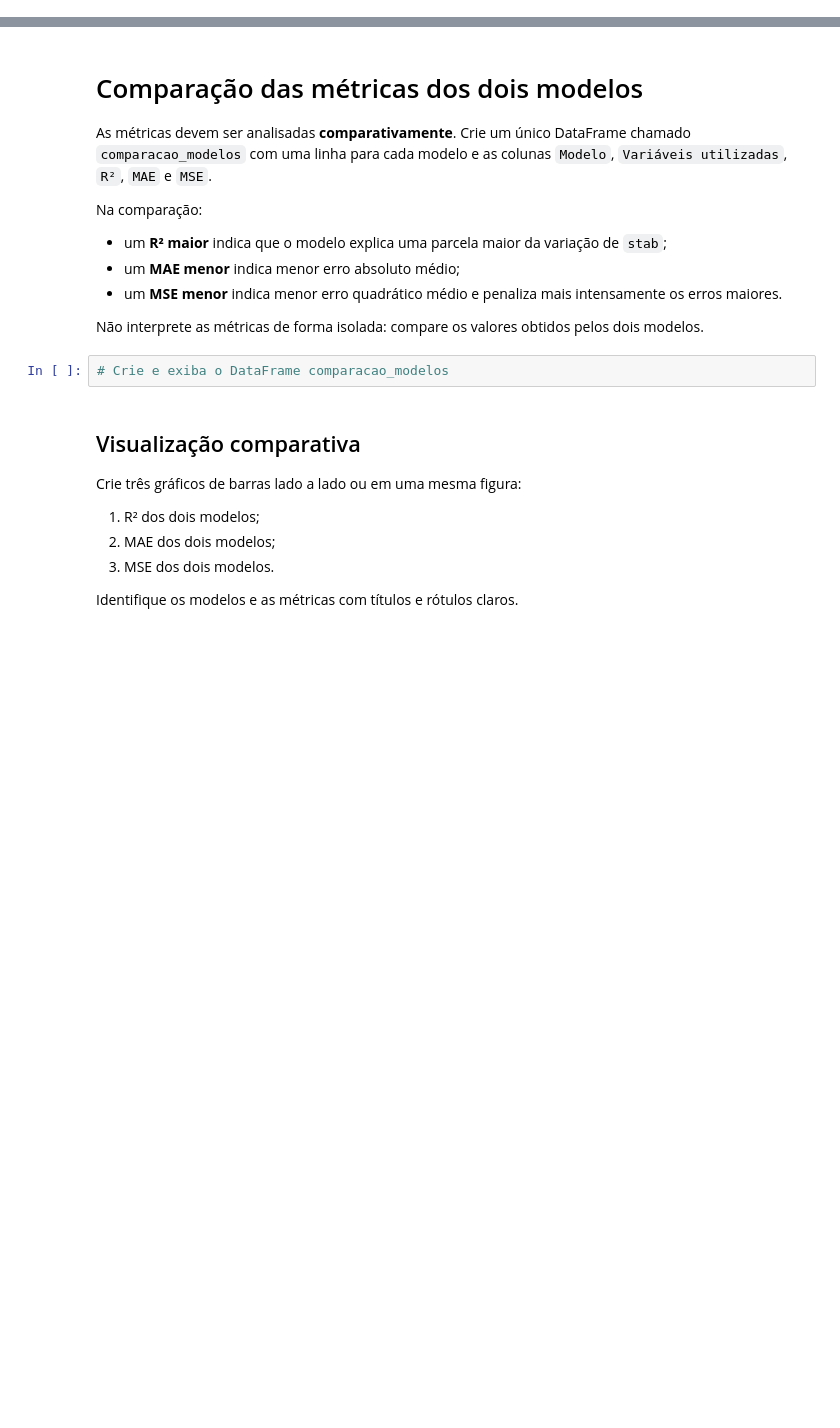
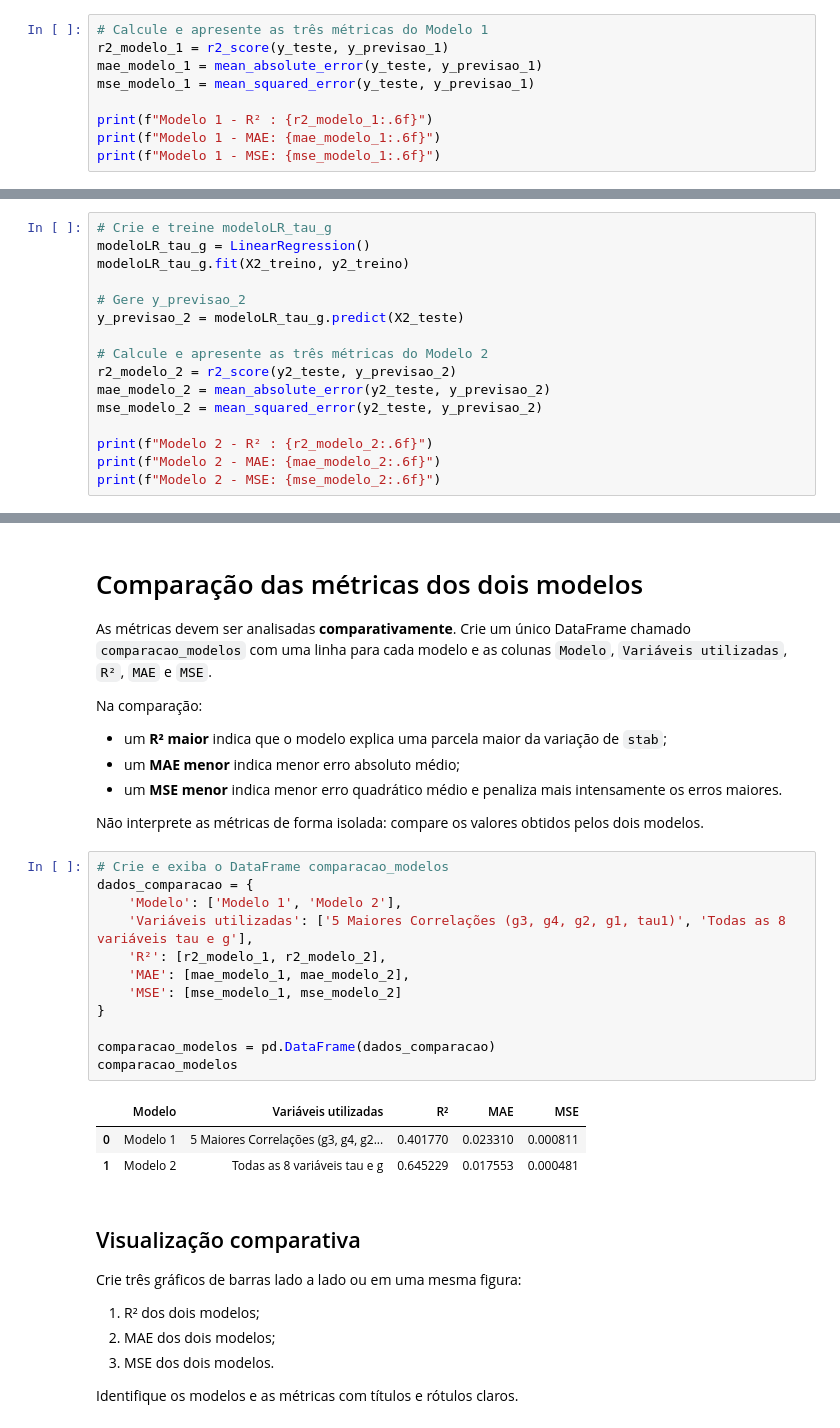
Before and after one commit to caio-fiap/CP05-SERS, a Jupyter notebook: AULA_07_Regressão_Linear_com_Dados_de_Energia.ipynb, the cells around one changed output, grey strips where cells are left out. Saved outputs shown, nothing was run; the diff lists cells and outputs as text; blank space fills up the shorter version.

```diff
--- a/AULA_07_Regressão_Linear_com_Dados_de_Energia.ipynb
+++ b/AULA_07_Regressão_Linear_com_Dados_de_Energia.ipynb
@@ -168,0 +259,9 @@ Calcule R², MAE e MSE. Armazene os resultados nas variáveis `r2_modelo_1`, `ma
+# %%
+# Calcule e apresente as três métricas do Modelo 1
+r2_modelo_1 = r2_score(y_teste, y_previsao_1)
+mae_modelo_1 = mean_absolute_error(y_teste, y_previsao_1)
+mse_modelo_1 = mean_squared_error(y_teste, y_previsao_1)
+
+print(f"Modelo 1 - R² : {r2_modelo_1:.6f}")
+print(f"Modelo 1 - MAE: {mae_modelo_1:.6f}")
+print(f"Modelo 1 - MSE: {mse_modelo_1:.6f}")
@@ -197,0 +306,16 @@ Crie um segundo modelo de Regressão Linear chamado `modeloLR_tau_g`. Treine-o,
+# %%
+# Crie e treine modeloLR_tau_g
+modeloLR_tau_g = LinearRegression()
+modeloLR_tau_g.fit(X2_treino, y2_treino)
+
+# Gere y_previsao_2
+y_previsao_2 = modeloLR_tau_g.predict(X2_teste)
+
+# Calcule e apresente as três métricas do Modelo 2
+r2_modelo_2 = r2_score(y2_teste, y_previsao_2)
+mae_modelo_2 = mean_absolute_error(y2_teste, y_previsao_2)
+mse_modelo_2 = mean_squared_error(y2_teste, y_previsao_2)
+
+print(f"Modelo 2 - R² : {r2_modelo_2:.6f}")
+print(f"Modelo 2 - MAE: {mae_modelo_2:.6f}")
+print(f"Modelo 2 - MSE: {mse_modelo_2:.6f}")
@@ -207,8 +335,22 @@ Na comparação:
 - um **MSE menor** indica menor erro quadrático médio e penaliza mais intensamente os erros maiores.
 
 Não interprete as métricas de forma isolada: compare os valores obtidos pelos dois modelos.
-# %%
-# Crie e exiba o DataFrame comparacao_modelos
+# %%
+# Crie e exiba o DataFrame comparacao_modelos
+dados_comparacao = {
+    'Modelo': ['Modelo 1', 'Modelo 2'],
+    'Variáveis utilizadas': ['5 Maiores Correlações (g3, g4, g2, g1, tau1)', 'Todas as 8 variáveis tau e g'],
+    'R²': [r2_modelo_1, r2_modelo_2],
+    'MAE': [mae_modelo_1, mae_modelo_2],
+    'MSE': [mse_modelo_1, mse_modelo_2]
+}
+
+comparacao_modelos = pd.DataFrame(dados_comparacao)
+comparacao_modelos
+# %% [output]
+|  | Modelo | Variáveis utilizadas | R² | MAE | MSE |
+| 0 | Modelo 1 | 5 Maiores Correlações (g3, g4, g2... | 0.401770 | 0.023310 | 0.000811 |
+| 1 | Modelo 2 | Todas as 8 variáveis tau e g | 0.645229 | 0.017553 | 0.000481 |
 # %% [markdown]
 ## Visualização comparativa
 
```
Also changed, not shown: parts of 19 cells of this notebook.
